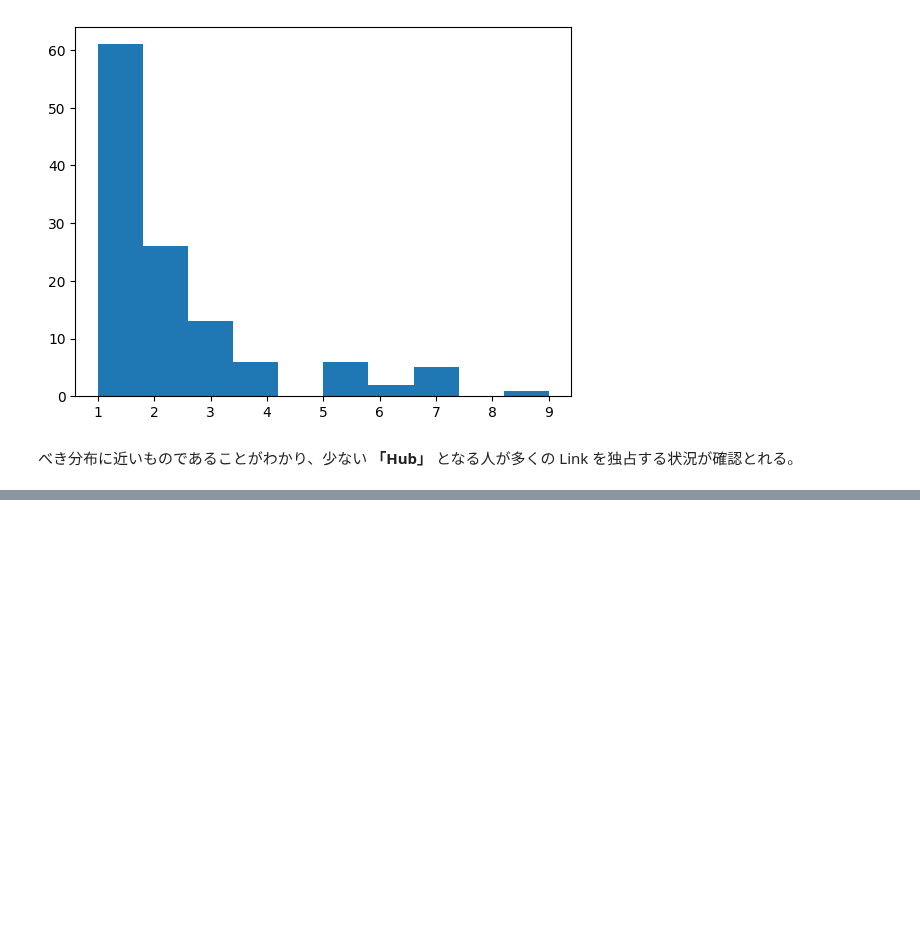
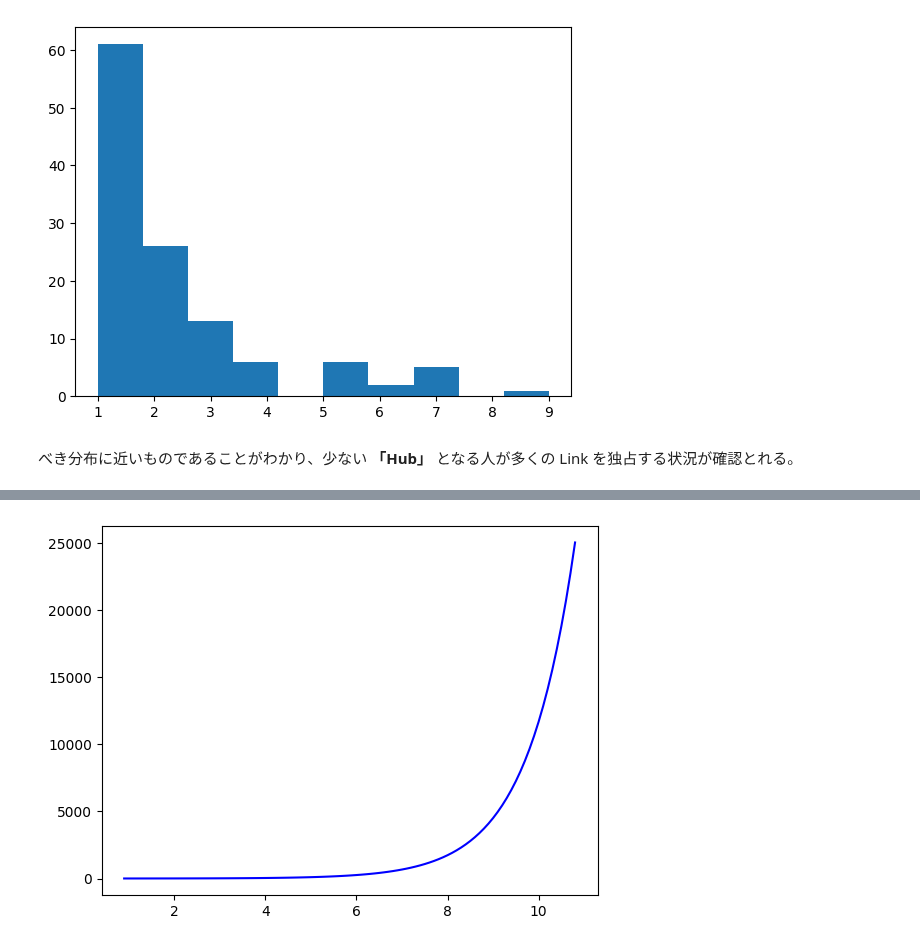
Before and after one commit to 1024xx4/math_programing_for_ai_and_ds, a Jupyter notebook: section07/network_model.ipynb, the cells around one changed output, grey strips where cells are left out. Saved outputs shown, nothing was run; the diff lists cells and outputs as text; code cells hidden in the pictures; blank space fills up the shorter version.

```diff
--- a/section07/network_model.ipynb
+++ b/section07/network_model.ipynb
@@ -151,0 +217,24 @@ plt.show()
+# %%
+# Parameter設定
+dt = 0.1
+a = 1.0
+T = 10
+num = int(T / dt)
+# %%
+# 初期化（初期値設定）
+n = np.zeros(num)
+t = np.zeros(num)
+n[0] = 2.0
+t[0] = 0.9
+# %%
+# 時間発展方程式
+for i in range(1, num):
+    t[i] = t[i - 1] + dt
+    delta = a * n[i - 1]
+    n[i] = delta * dt + n[i - 1]
+
+# Graph描画
+plt.plot(t, n, color="blue")
+plt.show()
+# %% [output]
+[figure, added]
```
Also changed, not shown: parts of 20 cells of this notebook.
